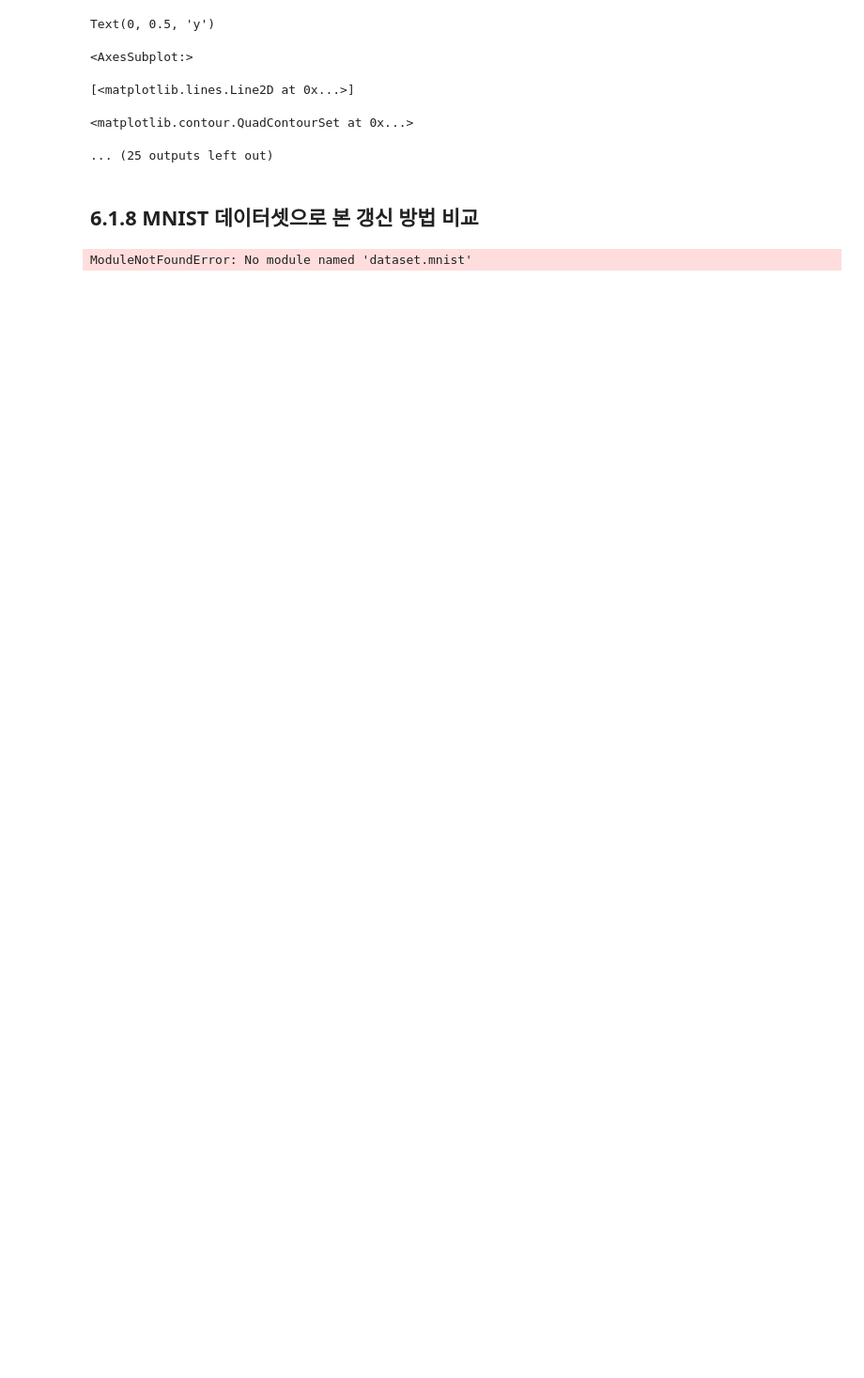
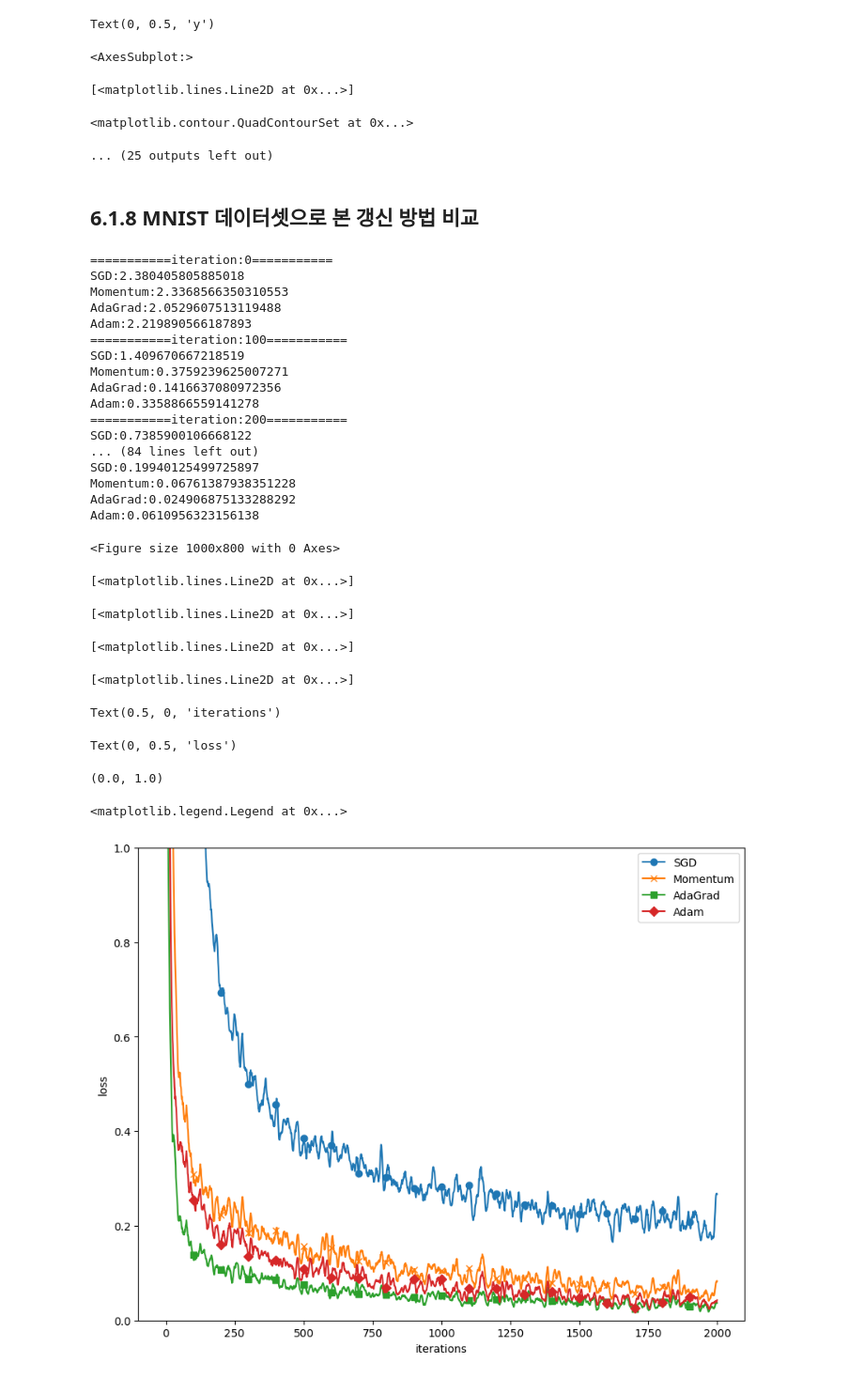
Before and after one commit to limeorange/DeepLearning, a Jupyter notebook: ch06/chap6. 학습 관련 기술들.ipynb, the cells around one changed output. Shown: that part at 94% size. Saved outputs shown, nothing was run; the diff lists cells and outputs as text; code cells hidden in the pictures; blank space fills up the shorter version.

```diff
--- a/ch06/chap6. 학습 관련 기술들.ipynb
+++ b/ch06/chap6. 학습 관련 기술들.ipynb
@@ -193,31 +193,59 @@ for key in optimizers.keys():
 for i in range(max_iterations):
     batch_mask = np.random.choice(train_size, batch_size)
     x_batch = x_train[batch_mask]
     t_batch = t_train[batch_mask]
 
     for key in optimizers.keys():
         grads = networks[key].gradient(x_batch, t_batch)
         optimizers[key].update(networks[key].params, grads)
 
         loss = networks[key].loss(x_batch, t_batch)
         train_loss[key].append(loss)
 
     if i % 100 == 0:
         print( "===========" + "iteration:" + str(i) + "===========")
         for key in optimizers.keys():
             loss = networks[key].loss(x_batch, t_batch)
             print(key + ":" + str(loss))
 
 
 # 3. 그래프 그리기==========
 markers = {"SGD": "o", "Momentum": "x", "AdaGrad": "s", "Adam": "D"}
 x = np.arange(max_iterations)
+plt.figure(figsize=(10,8), dpi=100)
+# plt.rcParams['figure.figsize'] = (10,10)
 for key in optimizers.keys():
     plt.plot(x, smooth_curve(train_loss[key]), marker=markers[key], markevery=100, label=key)
 plt.xlabel("iterations")
 plt.ylabel("loss")
 plt.ylim(0, 1)
 plt.legend()
 plt.show()
 # %% [output]
-ModuleNotFoundError: No module named 'dataset.mnist'
+===========iteration:0===========
+SGD:2.380405805885018
+Momentum:2.3368566350310553
+AdaGrad:2.0529607513119488
+Adam:2.219890566187893
+===========iteration:100===========
+SGD:1.409670667218519
+Momentum:0.3759239625007271
+AdaGrad:0.1416637080972356
+Adam:0.3358866559141278
+===========iteration:200===========
+SGD:0.7385900106668122
+... (84 lines left out)
+SGD:0.19940125499725897
+Momentum:0.06761387938351228
+AdaGrad:0.024906875133288292
+Adam:0.0610956323156138
+<Figure size 1000x800 with 0 Axes>
+[<matplotlib.lines.Line2D at 0x...>]
+[<matplotlib.lines.Line2D at 0x...>]
+[<matplotlib.lines.Line2D at 0x...>]
+[<matplotlib.lines.Line2D at 0x...>]
+Text(0.5, 0, 'iterations')
+Text(0, 0.5, 'loss')
+(0.0, 1.0)
+<matplotlib.legend.Legend at 0x...>
+[figure, added]
```
Also changed, not shown: parts of 3 cells of this notebook.
